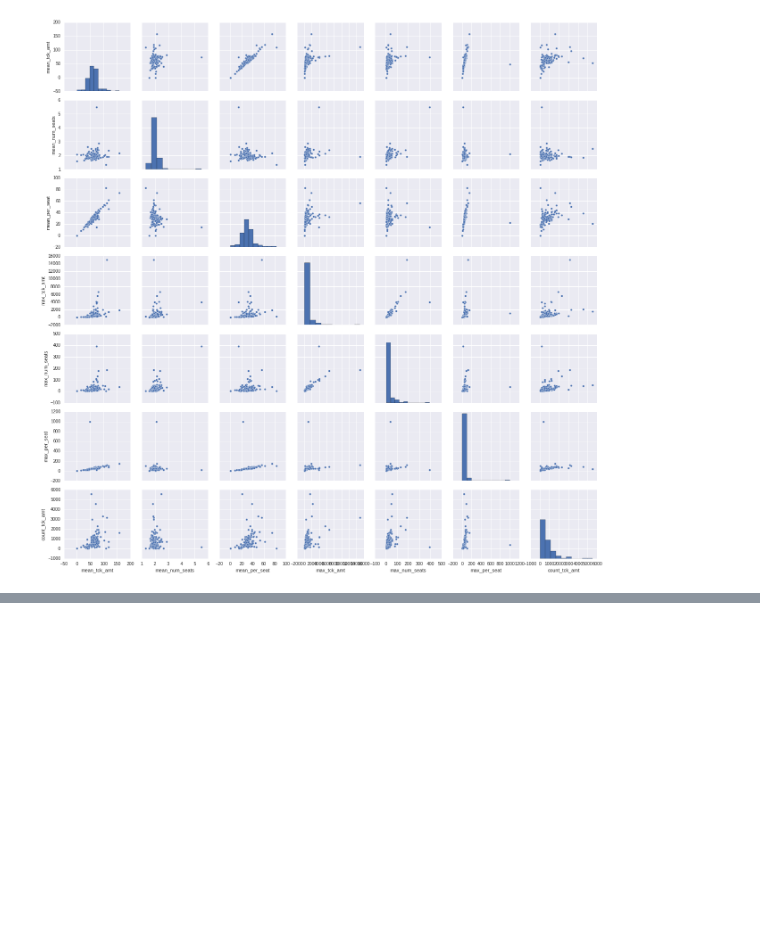
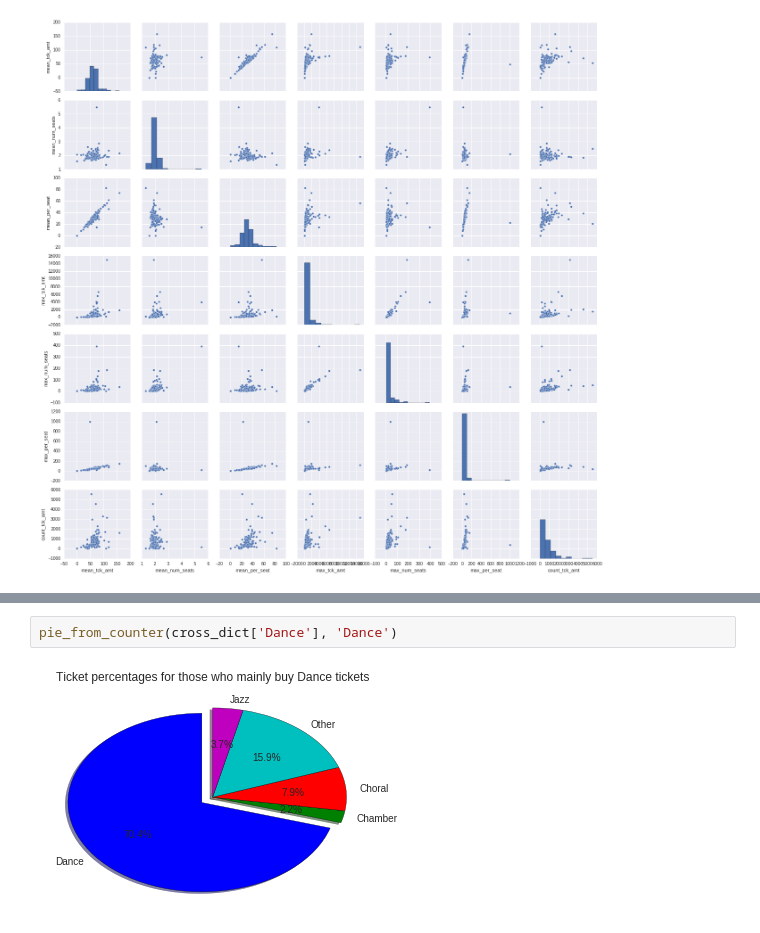
Before and after one commit to MichiganDataScienceTeam/ums-team-stroud, a Jupyter notebook: plots_deluxxx.ipynb, the cells around one changed output, grey strips where cells are left out. Drawn from its saved outputs; the diff is of its cells as text; blank space fills up the shorter version.

```diff
--- a/plots_deluxxx.ipynb
+++ b/plots_deluxxx.ipynb
@@ -95,0 +231,4 @@ sb.pairplot(df_perf)
+# %%
+pie_from_counter(cross_dict['Dance'], 'Dance')
+# %% [output]
+[figure, added]
```
Also changed, not shown: parts of 11 cells of this notebook.
